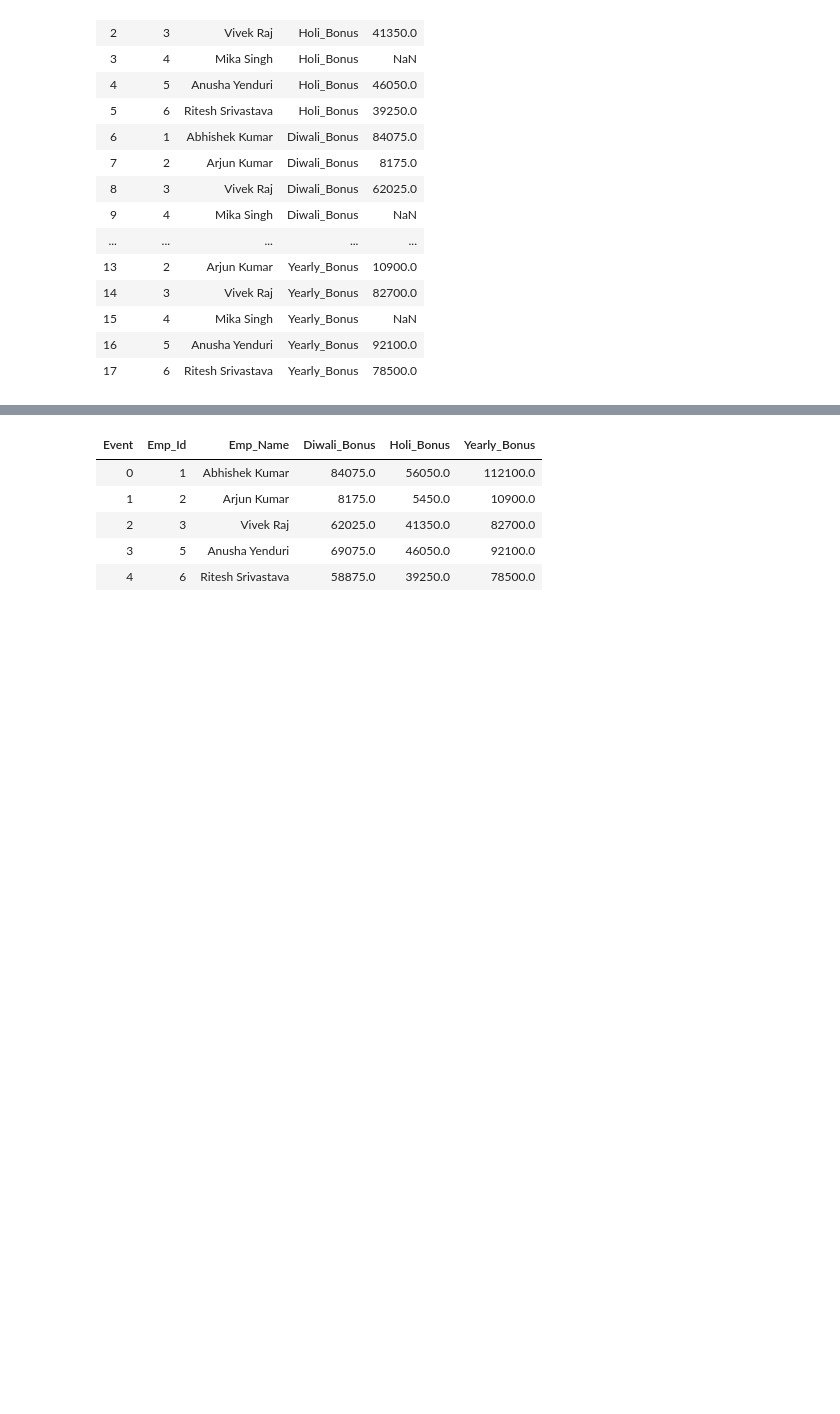
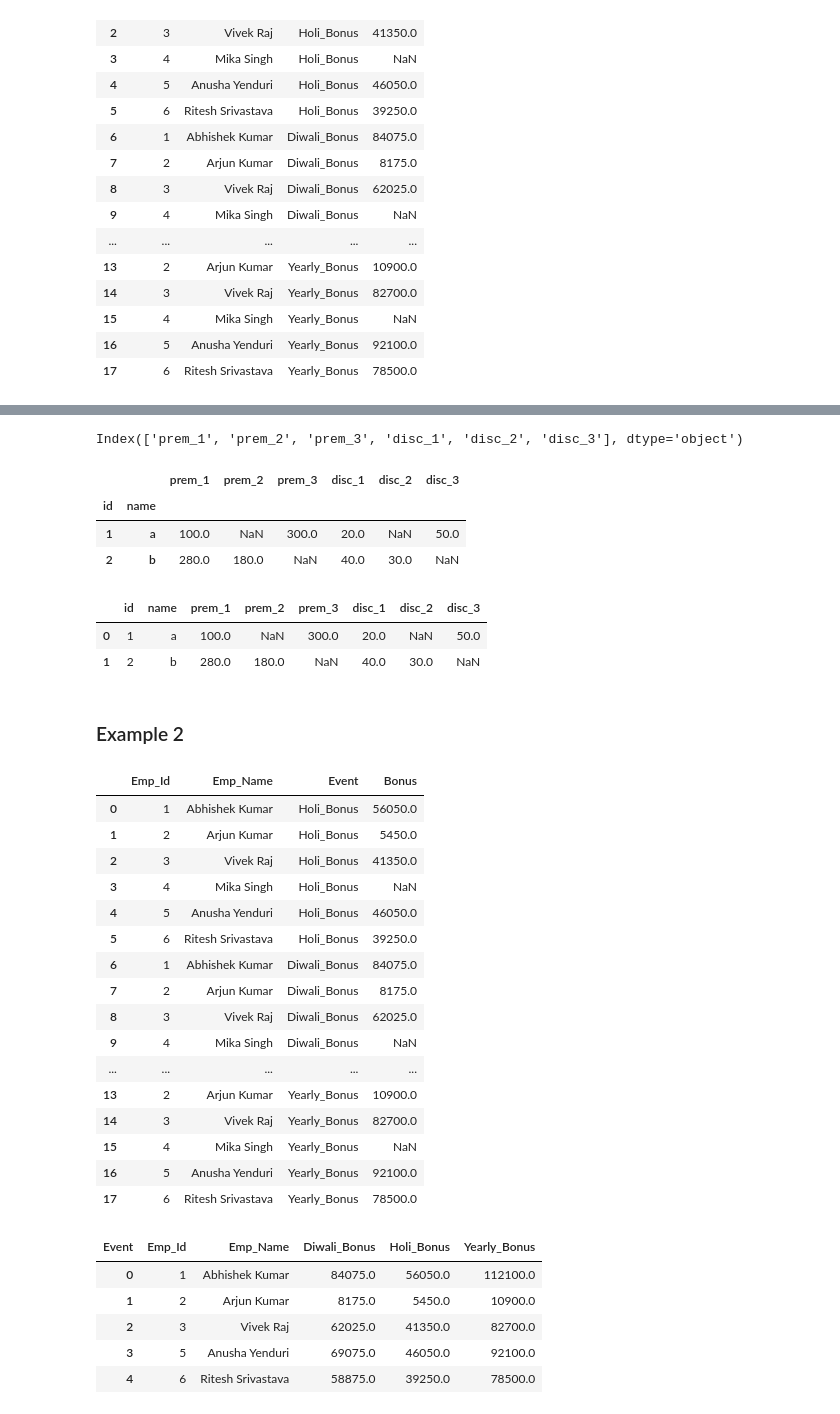
Before and after one commit to AbhishekKumar-0311/Machine-Learning-with-Python, a Jupyter notebook: Pandas/Learning_Pandas_Part_5_Reshaping.ipynb, the cells around one changed output, grey strips where cells are left out. Cells and saved outputs as stored; diff of their text form; code cells hidden in the pictures; blank space fills up the shorter version.

Commit message:
Reshaping dataframe

```diff
--- a/Pandas/Learning_Pandas_Part_5_Reshaping.ipynb
+++ b/Pandas/Learning_Pandas_Part_5_Reshaping.ipynb
@@ -87,3 +350,42 @@ The pivot_table() method is the most flexible to reshape pandas dataframes from
+# %%
+wide_df.columns
+# %% [output]
+Index(['prem_1', 'prem_2', 'prem_3', 'disc_1', 'disc_2', 'disc_3'], dtype='object')
+# %%
+wide_df
+# %% [output]
+|  |  | prem_1 | prem_2 | prem_3 | disc_1 | disc_2 | disc_3 |
+| id | name |  |  |  |  |  |  |
+| 1 | a | 100.0 | NaN | 300.0 | 20.0 | NaN | 50.0 |
+| 2 | b | 280.0 | 180.0 | NaN | 40.0 | 30.0 | NaN |
+# %%
+wide_df.reset_index()
+# %% [output]
+|  | id | name | prem_1 | prem_2 | prem_3 | disc_1 | disc_2 | disc_3 |
+| 0 | 1 | a | 100.0 | NaN | 300.0 | 20.0 | NaN | 50.0 |
+| 1 | 2 | b | 280.0 | 180.0 | NaN | 40.0 | 30.0 | NaN |
+# %% [markdown]
+### Example 2
+# %%
+emp_df_1_long
+# %% [output]
+|  | Emp_Id | Emp_Name | Event | Bonus |
+| 0 | 1 | Abhishek Kumar | Holi_Bonus | 56050.0 |
+| 1 | 2 | Arjun Kumar | Holi_Bonus | 5450.0 |
+| 2 | 3 | Vivek Raj | Holi_Bonus | 41350.0 |
+| 3 | 4 | Mika Singh | Holi_Bonus | NaN |
+| 4 | 5 | Anusha Yenduri | Holi_Bonus | 46050.0 |
+| 5 | 6 | Ritesh Srivastava | Holi_Bonus | 39250.0 |
+| 6 | 1 | Abhishek Kumar | Diwali_Bonus | 84075.0 |
+| 7 | 2 | Arjun Kumar | Diwali_Bonus | 8175.0 |
+| 8 | 3 | Vivek Raj | Diwali_Bonus | 62025.0 |
+| 9 | 4 | Mika Singh | Diwali_Bonus | NaN |
+| ... | ... | ... | ... | ... |
+| 13 | 2 | Arjun Kumar | Yearly_Bonus | 10900.0 |
+| 14 | 3 | Vivek Raj | Yearly_Bonus | 82700.0 |
+| 15 | 4 | Mika Singh | Yearly_Bonus | NaN |
+| 16 | 5 | Anusha Yenduri | Yearly_Bonus | 92100.0 |
+| 17 | 6 | Ritesh Srivastava | Yearly_Bonus | 78500.0 |
 # %%
 emp_df_1_wide_1 = emp_df_1_long.pivot_table(index =  ['Emp_Id','Emp_Name'] ,
                                           columns = 'Event',
```
Also changed, not shown: parts of 43 cells of this notebook, 1 other file.
